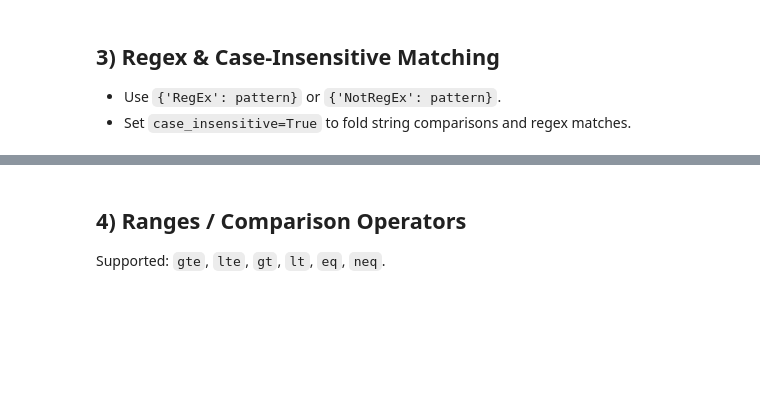
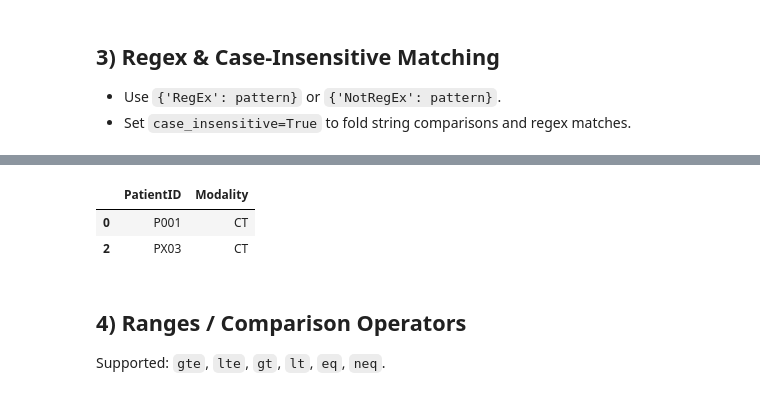
Before and after one commit to YAAbdulkadir/rosamllib, a Jupyter notebook: examples/query_df_tutorial.ipynb, the cells around one changed output, grey strips where cells are left out. Drawn from its saved outputs; the diff is of its cells as text; code cells hidden in the pictures; blank space fills up the shorter version.

```diff
--- a/examples/query_df_tutorial.ipynb
+++ b/examples/query_df_tutorial.ipynb
@@ -86,3 +103,13 @@ query_df(df, case_insensitive=True, Modality={'RegEx': '^c(t|oncomputed tomograp
+# %%
+query_df(
+    df,
+    case_insensitive=True,
+    Modality={'RegEx': r'^(?:ct|computed tomography)$'}
+)[['PatientID','Modality']]
+# %% [output]
+|  | PatientID | Modality |
+| 0 | P001 | CT |
+| 2 | PX03 | CT |
 # %% [markdown]
 ## 4) Ranges / Comparison Operators
 Supported: `gte`, `lte`, `gt`, `lt`, `eq`, `neq`.
```
Also changed, not shown: parts of 23 cells of this notebook.
